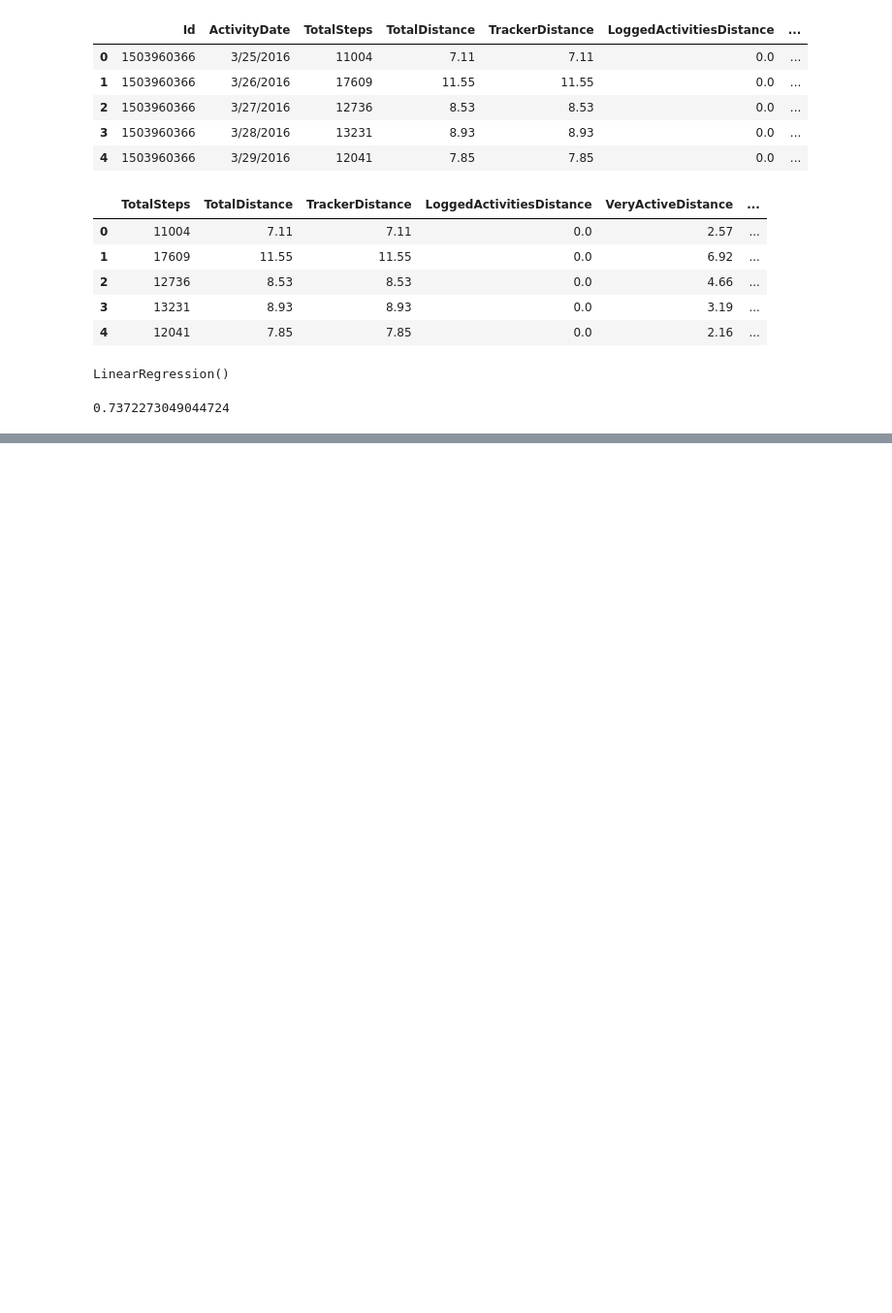
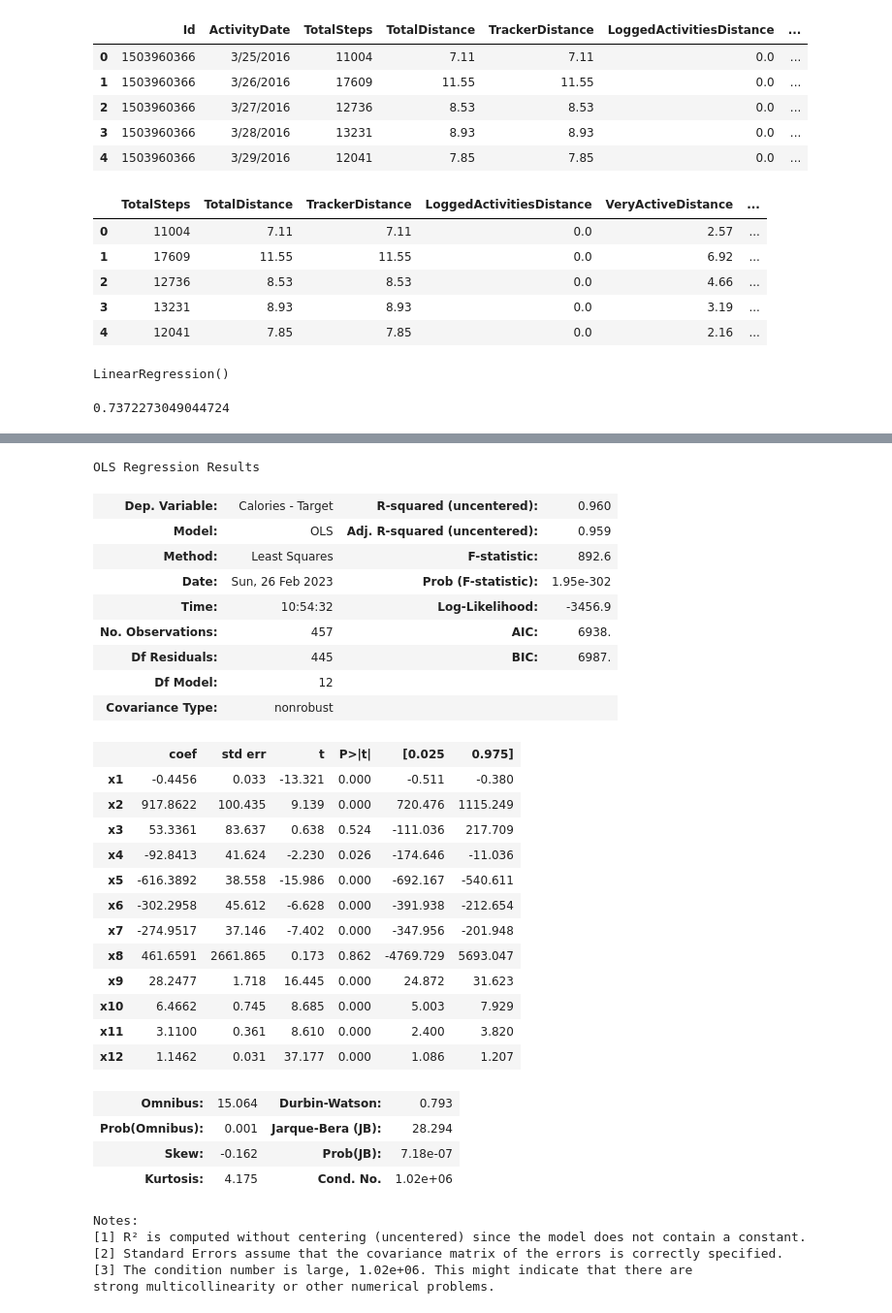
Before and after one commit to sandeepsharma1190/ML-Student, a Jupyter notebook: notebook 9:30/Multi linear 9_30 02052023.ipynb, the cells around one changed output, grey strips where cells are left out. Shown: that part at 97% size. Cells and saved outputs as stored; diff of their text form; code cells hidden in the pictures; blank space fills up the shorter version.

```diff
--- a/notebook 9:30/Multi linear 9_30 02052023.ipynb
+++ b/notebook 9:30/Multi linear 9_30 02052023.ipynb
@@ -44,0 +241,2 @@ r2_score(y_test, pred)
+# %%
+X1 = X.values
@@ -44,0 +261,36 @@ r2_score(y_test, pred)
+# %%
+reg_ols = sm.OLS(endog = y, exog=X1).fit()
+reg_ols.summary()
+# %% [output]
+OLS Regression Results
+| Dep. Variable: | Calories - Target | R-squared (uncentered): | 0.960 |
+| Model: | OLS | Adj. R-squared (uncentered): | 0.959 |
+| Method: | Least Squares | F-statistic: | 892.6 |
+| Date: | Sun, 26 Feb 2023 | Prob (F-statistic): | 1.95e-302 |
+| Time: | 10:54:32 | Log-Likelihood: | -3456.9 |
+| No. Observations: | 457 | AIC: | 6938. |
+| Df Residuals: | 445 | BIC: | 6987. |
+| Df Model: | 12 |  |  |
+| Covariance Type: | nonrobust |  |  |
+|  | coef | std err | t | P>|t| | [0.025 | 0.975] |
+| x1 | -0.4456 | 0.033 | -13.321 | 0.000 | -0.511 | -0.380 |
+| x2 | 917.8622 | 100.435 | 9.139 | 0.000 | 720.476 | 1115.249 |
+| x3 | 53.3361 | 83.637 | 0.638 | 0.524 | -111.036 | 217.709 |
+| x4 | -92.8413 | 41.624 | -2.230 | 0.026 | -174.646 | -11.036 |
+| x5 | -616.3892 | 38.558 | -15.986 | 0.000 | -692.167 | -540.611 |
+| x6 | -302.2958 | 45.612 | -6.628 | 0.000 | -391.938 | -212.654 |
+| x7 | -274.9517 | 37.146 | -7.402 | 0.000 | -347.956 | -201.948 |
+| x8 | 461.6591 | 2661.865 | 0.173 | 0.862 | -4769.729 | 5693.047 |
+| x9 | 28.2477 | 1.718 | 16.445 | 0.000 | 24.872 | 31.623 |
+| x10 | 6.4662 | 0.745 | 8.685 | 0.000 | 5.003 | 7.929 |
+| x11 | 3.1100 | 0.361 | 8.610 | 0.000 | 2.400 | 3.820 |
+| x12 | 1.1462 | 0.031 | 37.177 | 0.000 | 1.086 | 1.207 |
+| Omnibus: | 15.064 | Durbin-Watson: | 0.793 |
+| Prob(Omnibus): | 0.001 | Jarque-Bera (JB): | 28.294 |
+| Skew: | -0.162 | Prob(JB): | 7.18e-07 |
+| Kurtosis: | 4.175 | Cond. No. | 1.02e+06 |
+Notes:
+[1] R² is computed without centering (uncentered) since the model does not contain a constant.
+[2] Standard Errors assume that the covariance matrix of the errors is correctly specified.
+[3] The condition number is large, 1.02e+06. This might indicate that there are
+strong multicollinearity or other numerical problems.
```
Also changed, not shown: parts of 35 cells of this notebook, 1 other file.
